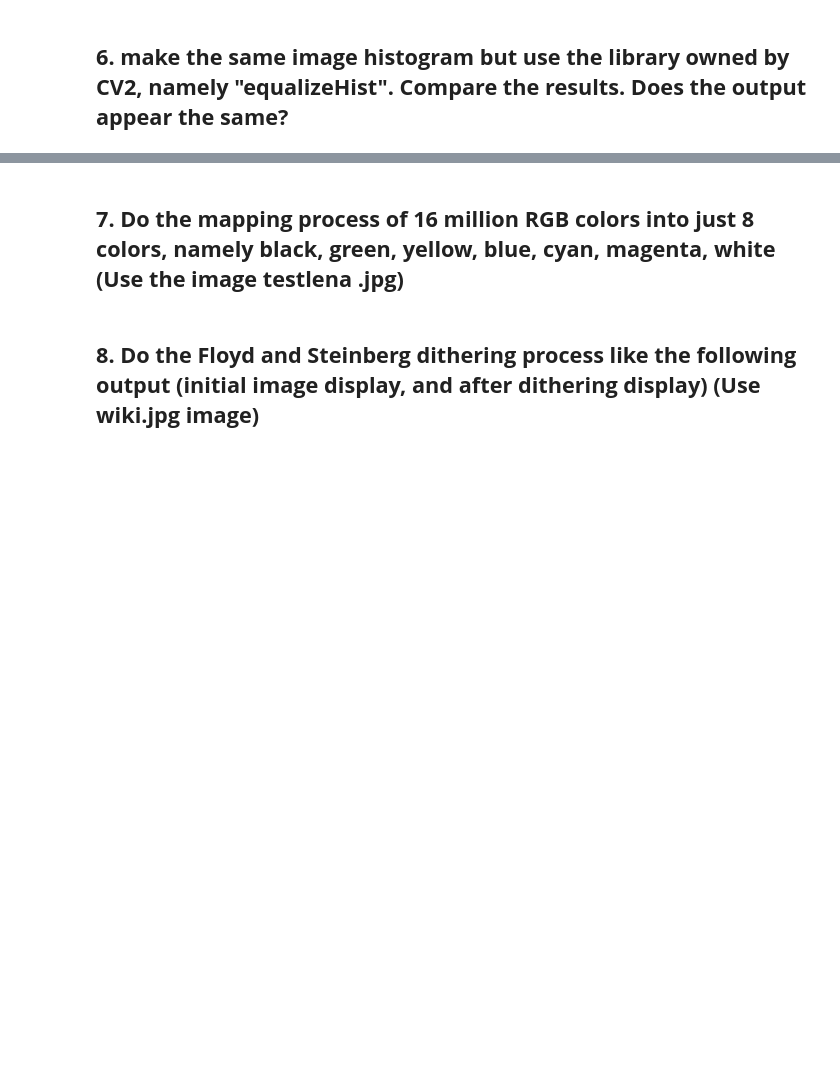
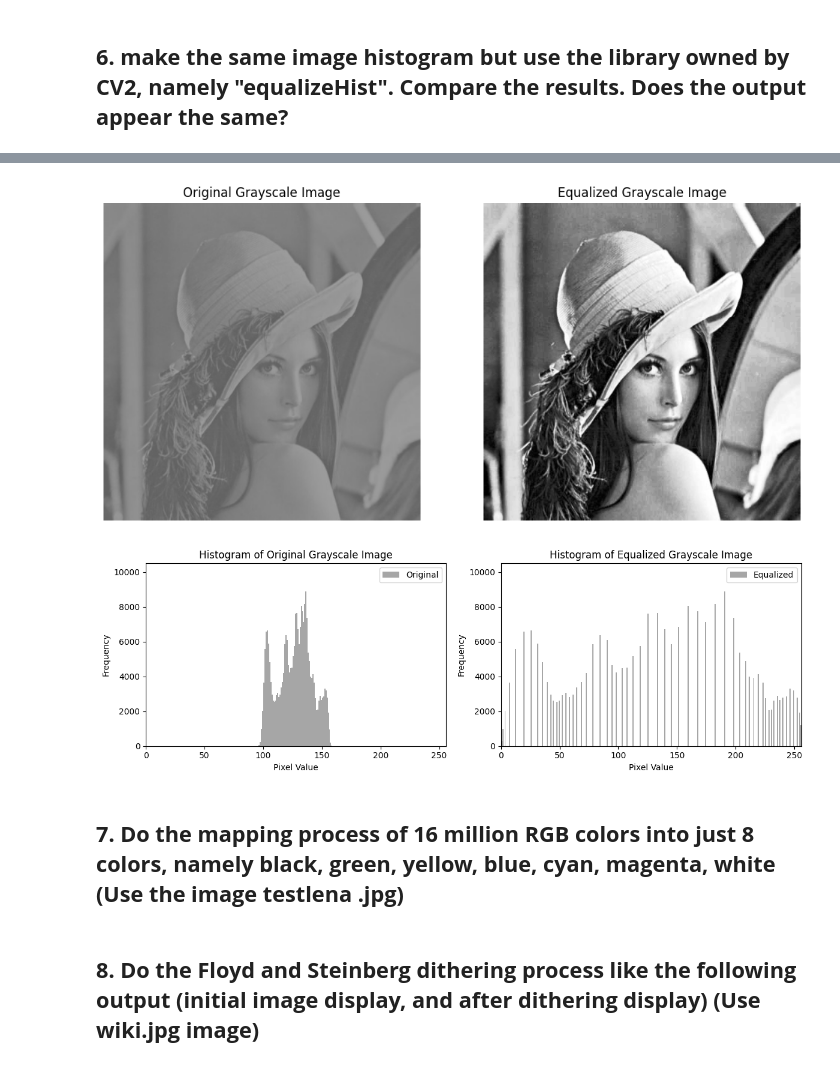
Before and after one commit to frcaulia/dicv_odd_2023, a Jupyter notebook: Week6.ipynb, the cells around one changed output, grey strips where cells are left out. Saved outputs shown, nothing was run; the diff lists cells and outputs as text; code cells hidden in the pictures; blank space fills up the shorter version.

```diff
--- a/Week6.ipynb
+++ b/Week6.ipynb
@@ -342,3 +234,57 @@ plt.show()
+# %%
+import cv2
+import matplotlib.pyplot as plt
+
+# Load the image
+img = cv2.imread('/content/drive/MyDrive/Images/lena_lc.jpg')
+
+# Convert the image to grayscale
+gray_img = cv2.cvtColor(img, cv2.COLOR_BGR2GRAY)
+
+# Apply histogram equalization using OpenCV's equalizeHist
+equalized_img = cv2.equalizeHist(gray_img)
+
+# Display the original and equalized images
+plt.figure(figsize=(12, 6))
+
+plt.subplot(1, 2, 1)
+plt.imshow(cv2.cvtColor(gray_img, cv2.COLOR_BGR2RGB), cmap='gray')
+plt.title('Original Grayscale Image')
+plt.axis('off')
+
+plt.subplot(1, 2, 2)
+plt.imshow(equalized_img, cmap='gray')
+plt.title('Equalized Grayscale Image')
+plt.axis('off')
+
+plt.show()
+
+# Calculate and display the histograms of the original and equalized images
+plt.figure(figsize=(12, 4))
+
+plt.subplot(1, 2, 1)
+plt.hist(gray_img.ravel(), 256, [0, 256], color='gray', alpha=0.7, label='Original')
+plt.title('Histogram of Original Grayscale Image')
+plt.xlim([0, 256])
+plt.ylim([0, 10500])
+plt.xlabel('Pixel Value')
+plt.ylabel('Frequency')
+plt.legend(loc='upper right')
+
+plt.subplot(1, 2, 2)
+plt.hist(equalized_img.ravel(), 256, [0, 256], color='gray', alpha=0.7, label='Equalized')
+plt.title('Histogram of Equalized Grayscale Image')
+plt.xlim([0, 256])
+plt.ylim([0, 10500])
+plt.xlabel('Pixel Value')
+plt.ylabel('Frequency')
+plt.legend(loc='upper right')
+
+plt.tight_layout()
+plt.show()
+# %% [output]
+[figure, added]
+[figure, added]
 # %% [markdown]
 ## **7. Do the mapping process of 16 million RGB colors into just 8 colors, namely black, green, yellow, blue, cyan, magenta, white  (Use the image testlena .jpg)**
 # %% [markdown]
```
Also changed, not shown: parts of 5 cells of this notebook.
